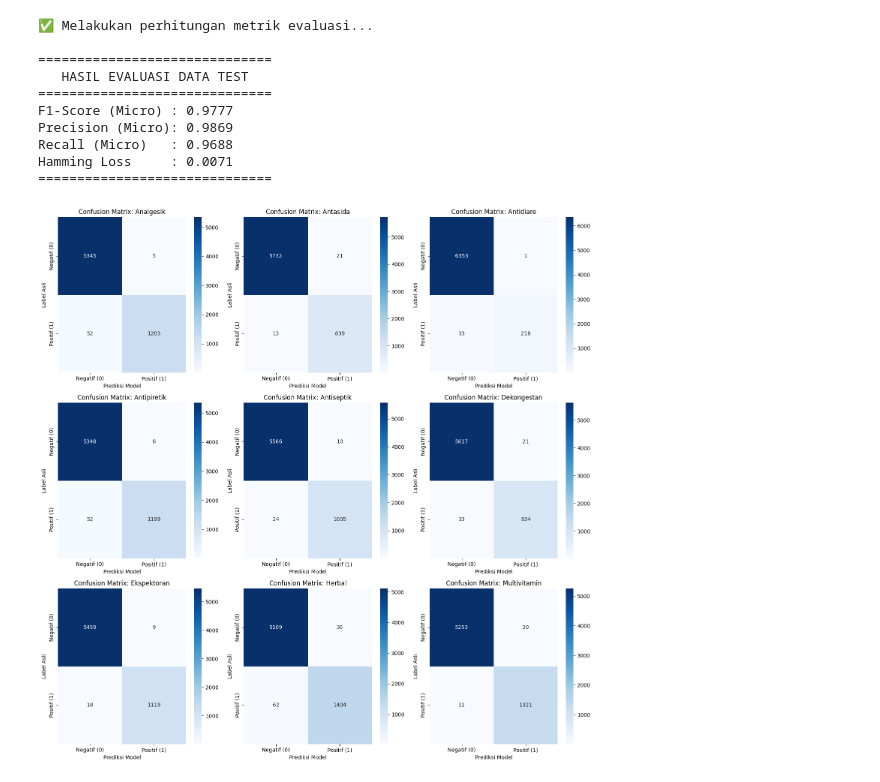
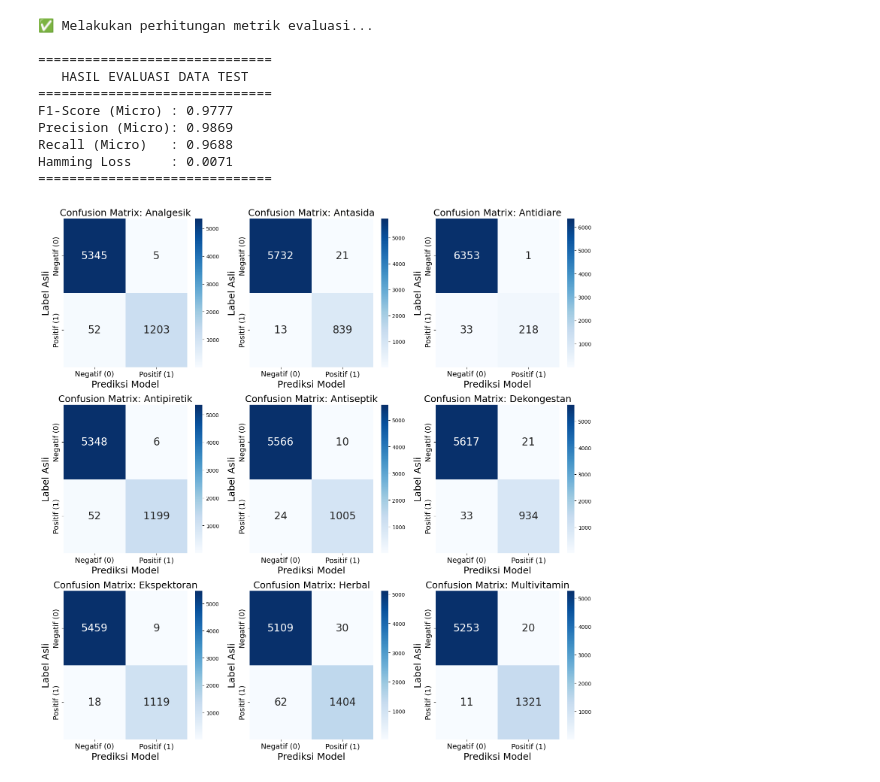
Before and after one commit to aidahdzfs/panic-buying-detection-ecommerce, a Jupyter notebook: notebooks/data_test_classification_label.ipynb, the cells around one changed output. Saved outputs shown, nothing was run; the diff lists cells and outputs as text; code cells hidden in the pictures.

```diff
--- a/notebooks/data_test_classification_label.ipynb
+++ b/notebooks/data_test_classification_label.ipynb
@@ -276,35 +275,68 @@ Precision (Micro): 0.9869
 Recall (Micro)   : 0.9688
 Hamming Loss     : 0.0071
 ==============================
+# %%
+import pandas as pd
+import matplotlib.pyplot as plt
+import seaborn as sns
+from sklearn.preprocessing import MultiLabelBinarizer
+from sklearn.metrics import multilabel_confusion_matrix
+import numpy as np
+
+# 1. LOAD DATA YANG SUDAH DISIMPAN (Supaya tidak perlu predict ulang)
+# Pastikan path file sesuai dengan yang di-save sebelumnya
+df_saved = pd.read_csv('../dataset/hasil_prediksi_obat_label.csv', sep=';')
+
+# 2. PREPROCESSING LABEL (Mengubah String kembali menjadi List)
+# Karena saat disimpan ke CSV, list berubah menjadi text (misal: "Herbal, Antiseptik")
+def parse_labels(x):
+    if pd.isna(x) or str(x).strip() == '':
+        return []
+    # Memisahkan string berdasarkan koma
+    return [item.strip() for item in str(x).split(',')]
+
+# Terapkan ke kolom 'Jenis Asli' dan 'jenis' (prediksi)
+y_true_raw = df_saved['Jenis Asli'].apply(parse_labels)
+y_pred_raw = df_saved['jenis'].apply(parse_labels)
+
+# 3. BINARISASI LABEL (Siapkan data untuk Confusion Matrix)
+mlb = MultiLabelBinarizer()
+# Fit pada gabungan kedua kolom agar semua label unik terdeteksi
+mlb.fit(pd.concat([y_true_raw, y_pred_raw]))
+
+y_true_bin = mlb.transform(y_true_raw)
+y_pred_bin = mlb.transform(y_pred_raw)
 # %%
 mcm = multilabel_confusion_matrix(y_true_bin, y_pred_bin)
 
 labels = mlb.classes_
 
 n_labels = len(labels)
 cols = 3
 rows = (n_labels // cols) + (1 if n_labels % cols > 0 else 0)
 
 fig, axes = plt.subplots(rows, cols, figsize=(15, 5 * rows))
 axes = axes.flatten()
 
 for i, (label, matrix) in enumerate(zip(labels, mcm)):
     sns.heatmap(matrix, annot=True, fmt='d', cmap='Blues', ax=axes[i],
                 xticklabels=['Negatif (0)', 'Positif (1)'],
-                yticklabels=['Negatif (0)', 'Positif (1)'])
+                yticklabels=['Negatif (0)', 'Positif (1)'],
+                annot_kws={"size": 20})
 
-    axes[i].set_title(f'Confusion Matrix: {label}')
-    axes[i].set_xlabel('Prediksi Model')
-    axes[i].set_ylabel('Label Asli')
+    axes[i].set_title(f'Confusion Matrix: {label}', fontsize=18)
+    axes[i].set_xlabel('Prediksi Model', fontsize=18)
+    axes[i].set_ylabel('Label Asli', fontsize=18)
+    axes[i].tick_params(axis='both', which='major', labelsize=14)
 
 for j in range(i + 1, len(axes)):
     fig.delaxes(axes[j])
 
 plt.tight_layout()
 plt.show()
 fig.savefig('../dataset/confusion_matrix_test.png', dpi=300, bbox_inches='tight')
 # %% [output]
-[figure, old version]
+[figure, new version]
 # %%
 df_akhir = df_clean.drop(columns=['Jenis Asli'])
 # Simpan data yang bersih
```
Also changed, not shown: parts of 1 cell of this notebook, 16 other files.
